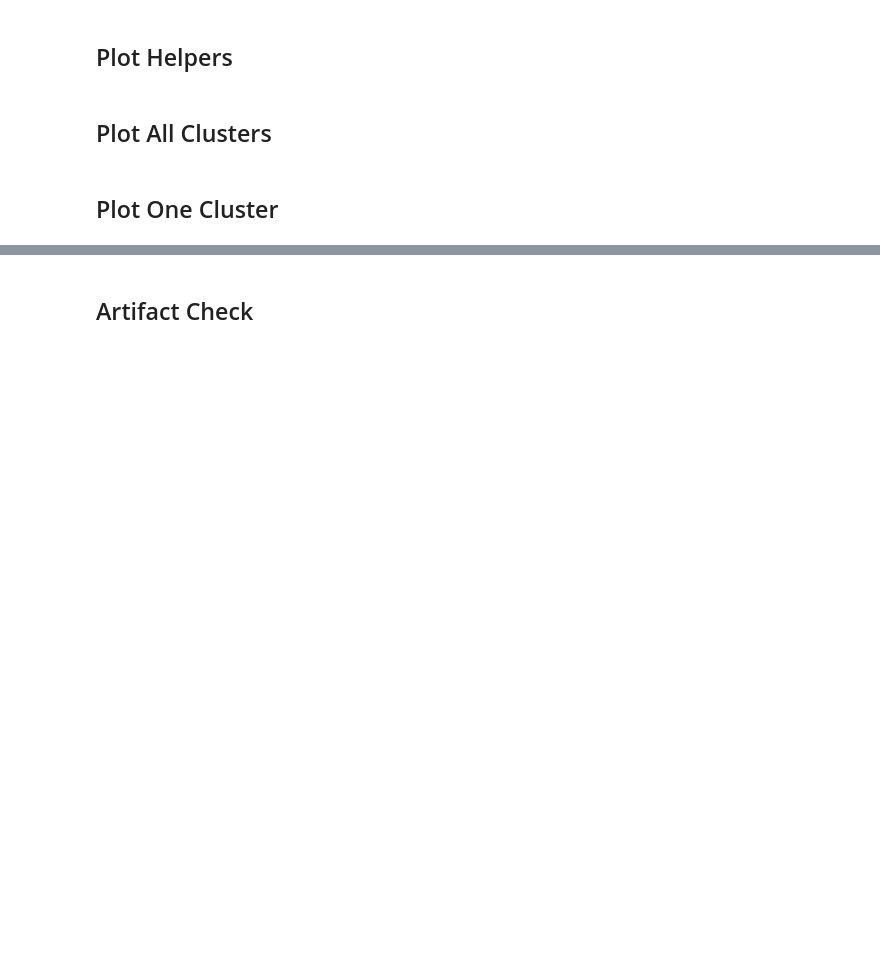
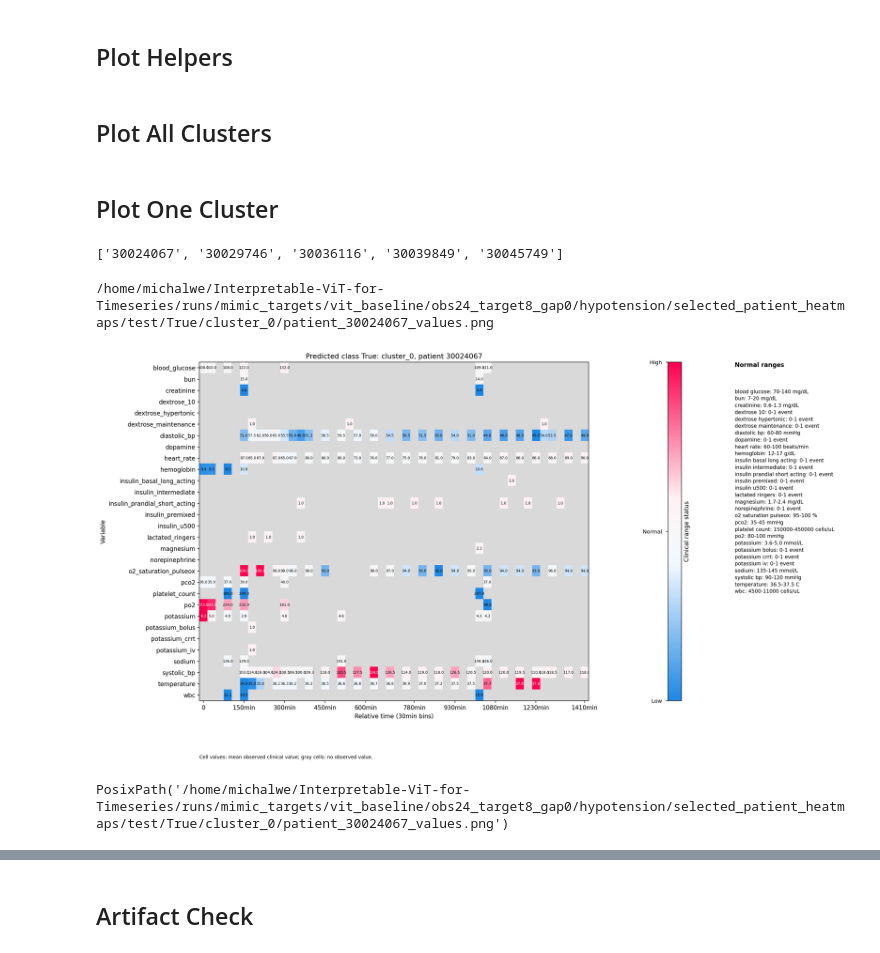
Before and after one commit to MichalWeisman/Interpretable-ViT-for-Timeseries, a Jupyter notebook: notebooks/mimic_targets/hypotension_obs24_target8_gap0_cluster_visualization.ipynb, the cells around one changed output, grey strips where cells are left out. Cells and saved outputs as stored; diff of their text form; code cells hidden in the pictures; blank space fills up the shorter version.

Commit message:
Add top-importance cluster visualizations

```diff
--- a/notebooks/mimic_targets/hypotension_obs24_target8_gap0_cluster_visualization.ipynb
+++ b/notebooks/mimic_targets/hypotension_obs24_target8_gap0_cluster_visualization.ipynb
@@ -309,0 +495,10 @@ len(all_cluster_heatmaps)
+# %%
+patient_ids_by_cluster[("True", 0)][:5]
+# %% [output]
+['30024067', '30029746', '30036116', '30039849', '30045749']
+# %%
+plot_patient_from_cluster("True", 0, patient_id="30024067", plot_mode="values")
+# %% [output]
+/home/michalwe/Interpretable-ViT-for-Timeseries/runs/mimic_targets/vit_baseline/obs24_target8_gap0/hypotension/selected_patient_heatmaps/test/True/cluster_0/patient_30024067_values.png
+[figure, added]
+PosixPath('/home/michalwe/Interpretable-ViT-for-Timeseries/runs/mimic_targets/vit_baseline/obs24_target8_gap0/hypotension/selected_patient_heatmaps/test/True/cluster_0/patient_30024067_values.png')
```
Also changed, not shown: parts of 10 cells of this notebook, 1 other file.
